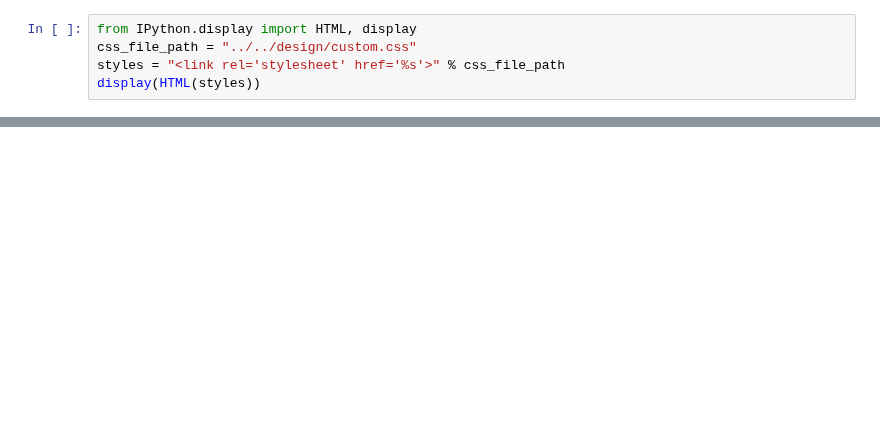
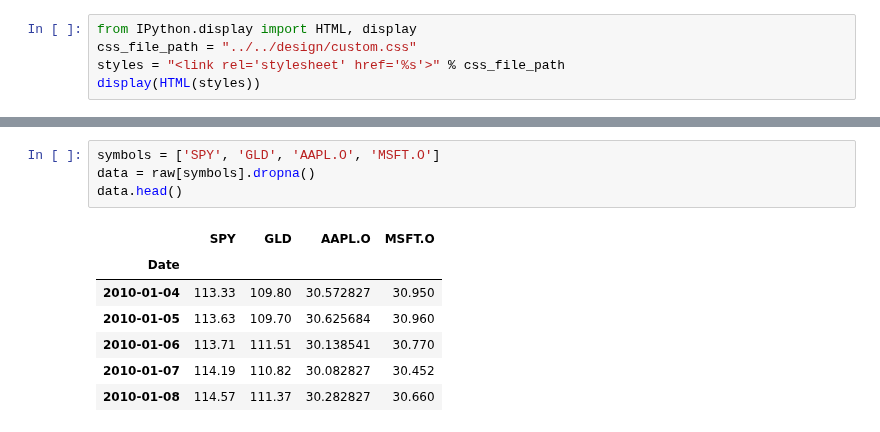
Before and after one commit to alfonso-santos/microcredencial-carteras-python-2023, a Jupyter notebook: Tema_2_Carteras_Intro/src/carteras-cuatro-activos-reales-solucion.ipynb, the cells around one changed output, grey strips where cells are left out. Cells and saved outputs as stored; diff of their text form; blank space fills up the shorter version.

```diff
--- a/Tema_2_Carteras_Intro/src/carteras-cuatro-activos-reales-solucion.ipynb
+++ b/Tema_2_Carteras_Intro/src/carteras-cuatro-activos-reales-solucion.ipynb
@@ -189,0 +34,12 @@ plt.show()
+# %%
+symbols = ['SPY', 'GLD', 'AAPL.O', 'MSFT.O']
+data = raw[symbols].dropna()
+data.head()
+# %% [output]
+|  | SPY | GLD | AAPL.O | MSFT.O |
+| Date |  |  |  |  |
+| 2010-01-04 | 113.33 | 109.80 | 30.572827 | 30.950 |
+| 2010-01-05 | 113.63 | 109.70 | 30.625684 | 30.960 |
+| 2010-01-06 | 113.71 | 111.51 | 30.138541 | 30.770 |
+| 2010-01-07 | 114.19 | 110.82 | 30.082827 | 30.452 |
+| 2010-01-08 | 114.57 | 111.37 | 30.282827 | 30.660 |
```
Also changed, not shown: parts of 53 cells of this notebook, 1 other file.
